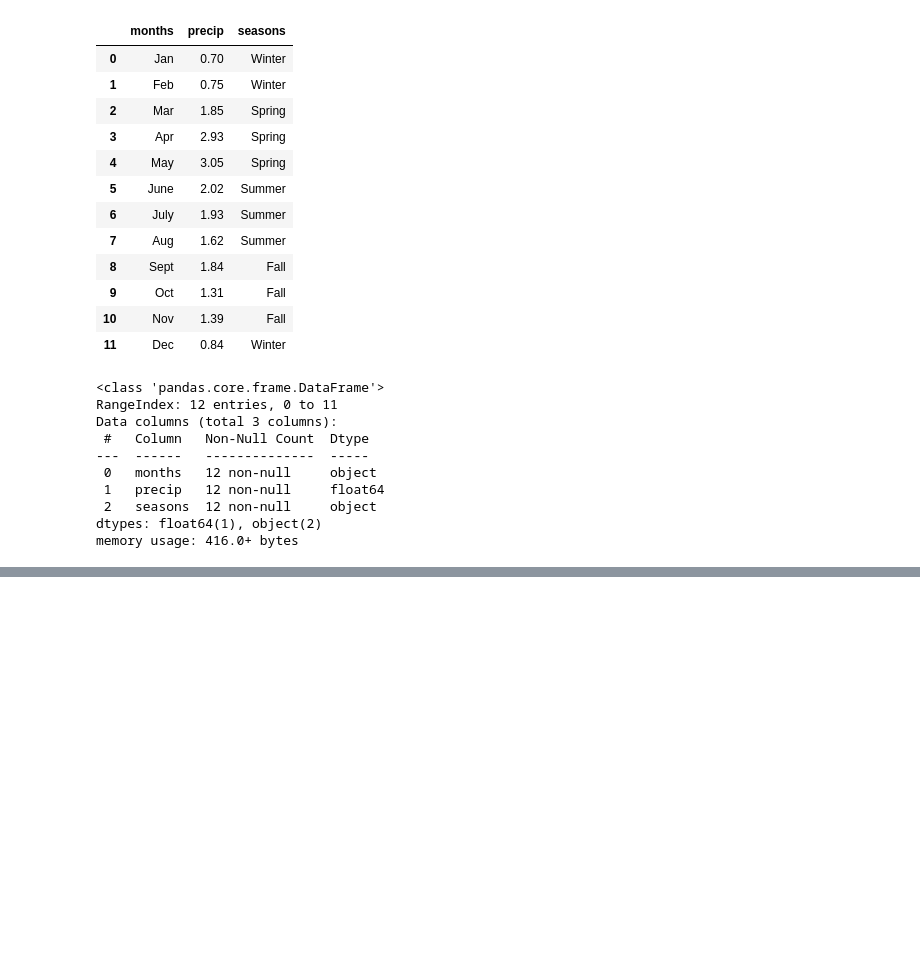
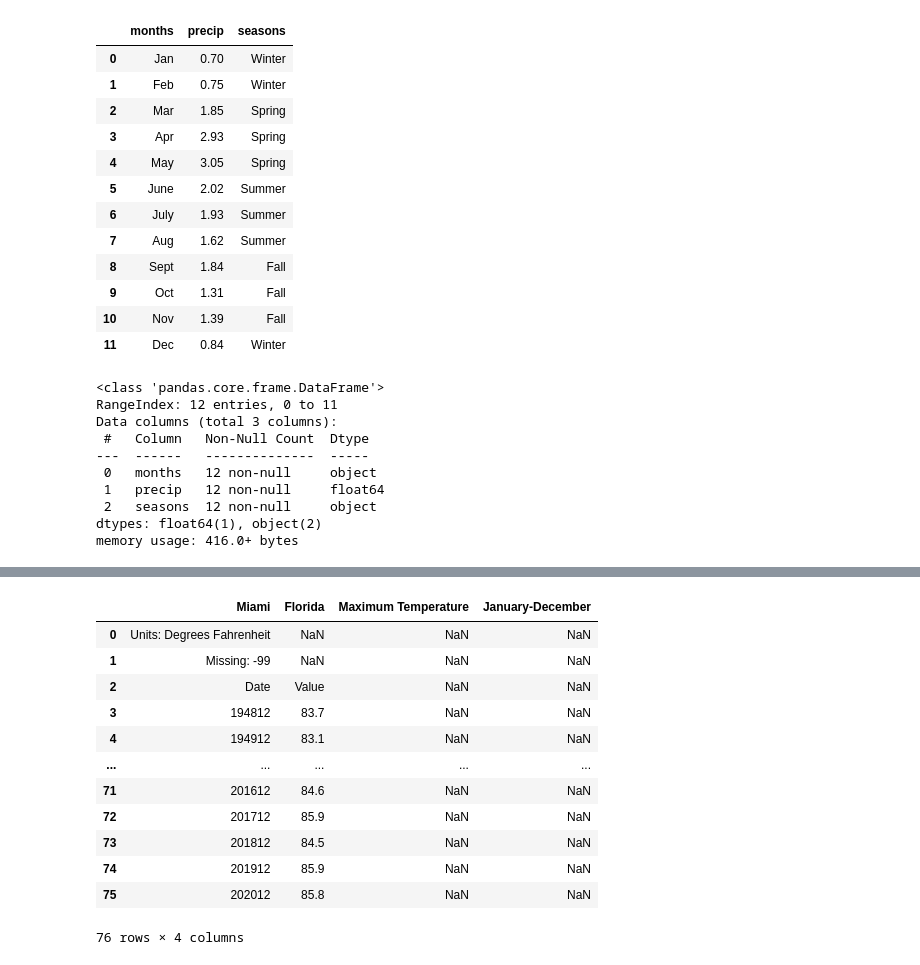
Before and after one commit to I-Sobe/UC_earth_data_science_course, a Jupyter notebook: tabular data for eds.ipynb, the cells around one changed output, grey strips where cells are left out. Drawn from its saved outputs; the diff is of its cells as text; code cells hidden in the pictures; blank space fills up the shorter version.

```diff
--- a/tabular data for eds.ipynb
+++ b/tabular data for eds.ipynb
@@ -77,0 +78,20 @@ plt.show()
+# %%
+# open temperature data for Miami, florida
+miami_temp_url = "https://www.ncdc.noaa.gov/cag/city/time-series/USW00012839-tmax-12-12-1895-2020.csv"
+
+miami_temp = pd.read_csv(miami_temp_url)
+miami_temp
+# %% [output]
+|  | Miami | Florida | Maximum Temperature | January-December |
+| 0 | Units: Degrees Fahrenheit | NaN | NaN | NaN |
+| 1 | Missing: -99 | NaN | NaN | NaN |
+| 2 | Date | Value | NaN | NaN |
+| 3 | 194812 | 83.7 | NaN | NaN |
+| 4 | 194912 | 83.1 | NaN | NaN |
+| ... | ... | ... | ... | ... |
+| 71 | 201612 | 84.6 | NaN | NaN |
+| 72 | 201712 | 85.9 | NaN | NaN |
+| 73 | 201812 | 84.5 | NaN | NaN |
+| 74 | 201912 | 85.9 | NaN | NaN |
+| 75 | 202012 | 85.8 | NaN | NaN |
+76 rows × 4 columns
```
Also changed, not shown: parts of 9 cells of this notebook.
